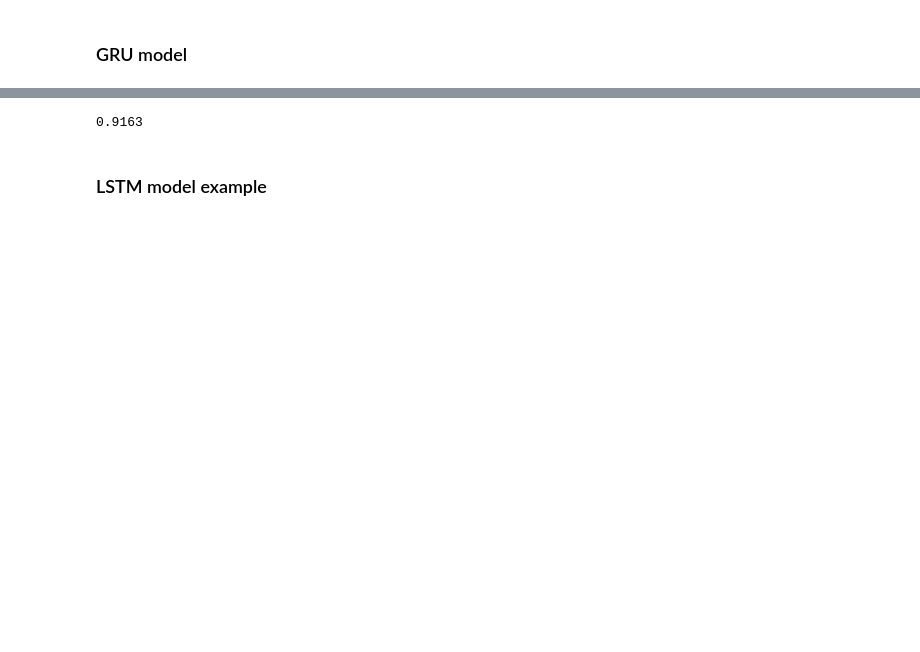
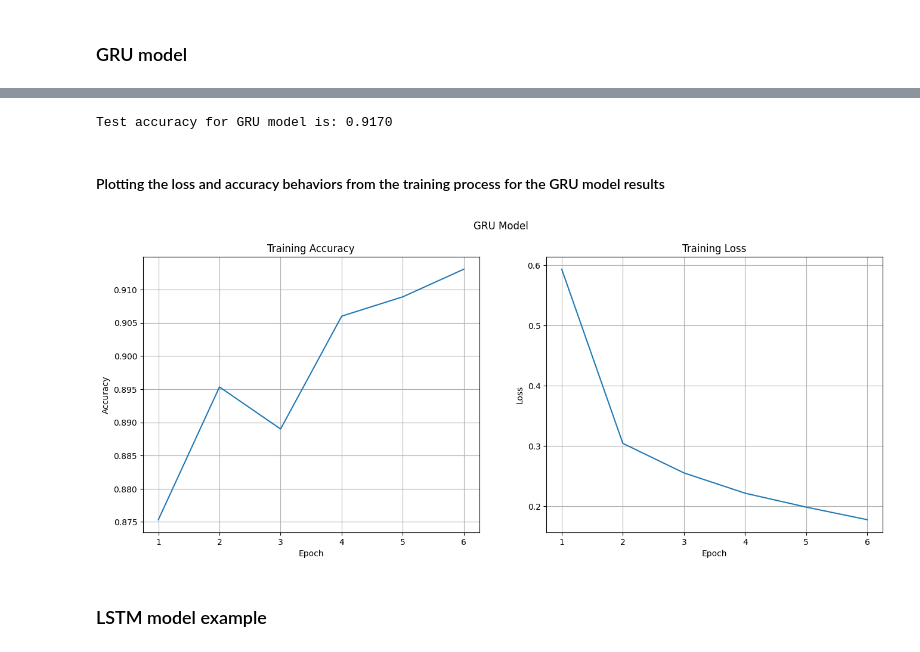
Before and after one commit to JesusAnaya/MNA-AMLM, a Jupyter notebook: A3b_DL_TC5033_AD2023_text_classifier_updated.ipynb, the cells around one changed output, grey strips where cells are left out. Drawn from its saved outputs; the diff is of its cells as text; code cells hidden in the pictures; blank space fills up the shorter version.

```diff
--- a/A3b_DL_TC5033_AD2023_text_classifier_updated.ipynb
+++ b/A3b_DL_TC5033_AD2023_text_classifier_updated.ipynb
@@ -390,9 +715,12 @@ class GRU_Model(nn.Module):
 torch.manual_seed(42)
 
 epochs = 10
-lr = 0.001
+lr = best_params_gru['learning_rate']
+neurons = best_params_gru['hidden_size']
+layers = best_params_gru['layers']
+
 # instantiate model
-gru_model = GRU_Model(EMBEDDING_SIZE, NEURONS, LAYERS, NUM_CLASSES)
+gru_model = GRU_Model(EMBEDDING_SIZE, neurons, layers, NUM_CLASSES)
 gru_model.to(device)
 
 # The adam optimiser is used, we added the weight decay parameter to regularize the weights, for suggestion of the professor, it is fixed at 1e-4
@@ -401,6 +729,8 @@ optimiser = torch.optim.Adam(gru_model.parameters(), lr=lr, weight_decay=1e-4)
 # Added seed for reproducibility
 torch.manual_seed(42)
 
+print(f"Training GRU model with learning rate={lr}, hidden neurons={neurons}, layers={layers}")
+
 # Training the model with the GRU architecture
-train(gru_model, optimiser=optimiser,  epochs=epochs)
+accuracy_history_gru, loss_history_gru = train(gru_model, optimiser=optimiser, epochs=epochs)
 # %% [output]
@@ -417,8 +758,14 @@ Epoch 10, Loss: 0.16202130913734436, Validation Accuracy: 0.9184166666666667
 # %%
 # Validation accuracy of the model with the GRU architecture on the test set
-print(f'{accuracy(gru_model, test_loader):.4f}')
+print(f'Test accuracy for GRU model is: {accuracy(gru_model, test_loader):.4f}')
 # %% [output]
-0.9163
+Test accuracy for GRU model is: 0.9170
+# %% [markdown]
+#### Plotting the loss and accuracy behaviors from the training process for the GRU model results
+# %%
+plot_train_loss_and_accuracy("GRU Model", accuracy_history_gru, loss_history_gru)
+# %% [output]
+[figure, added]
 # %% [markdown]
 ### LSTM model example
 # %%
```
Also changed, not shown: parts of 40 cells of this notebook.
